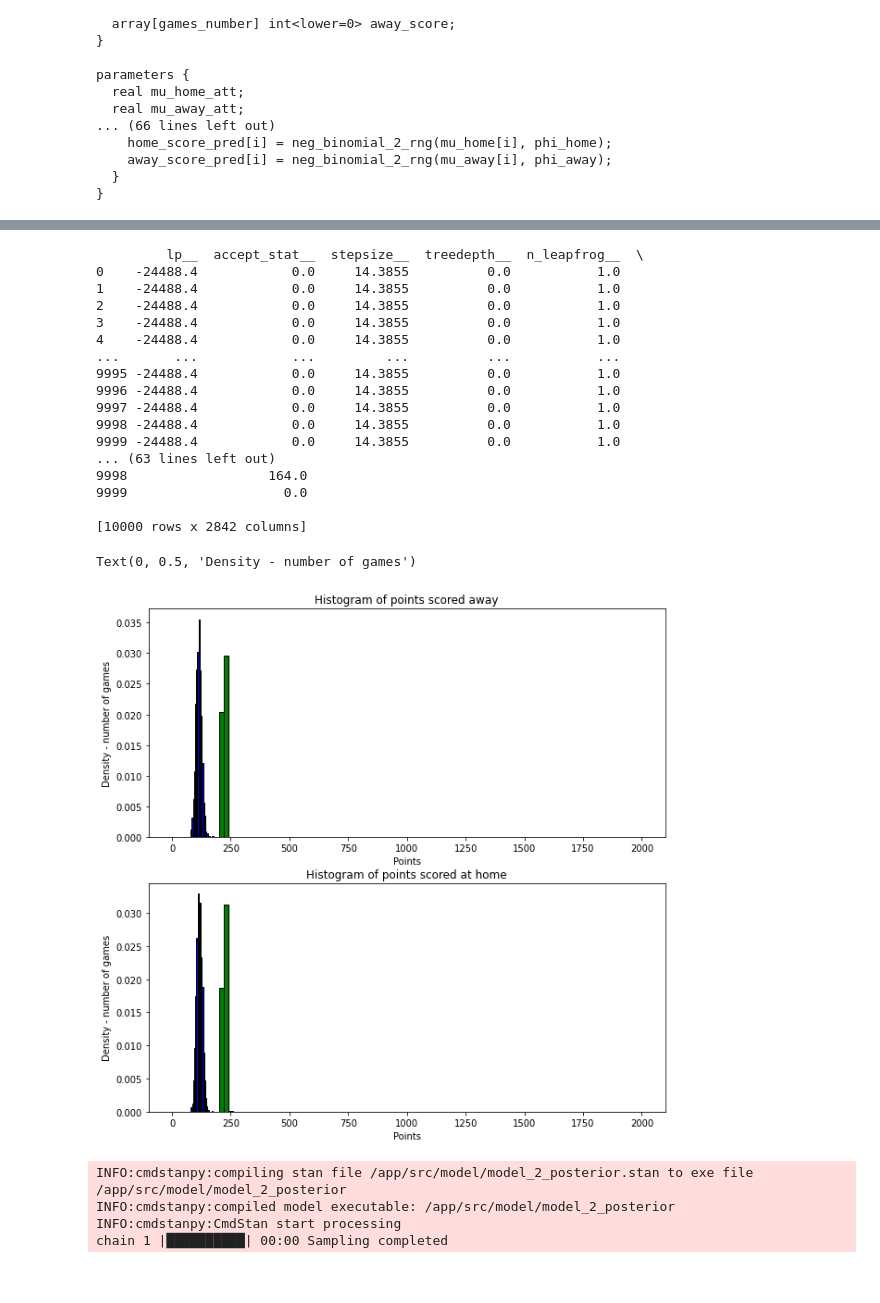
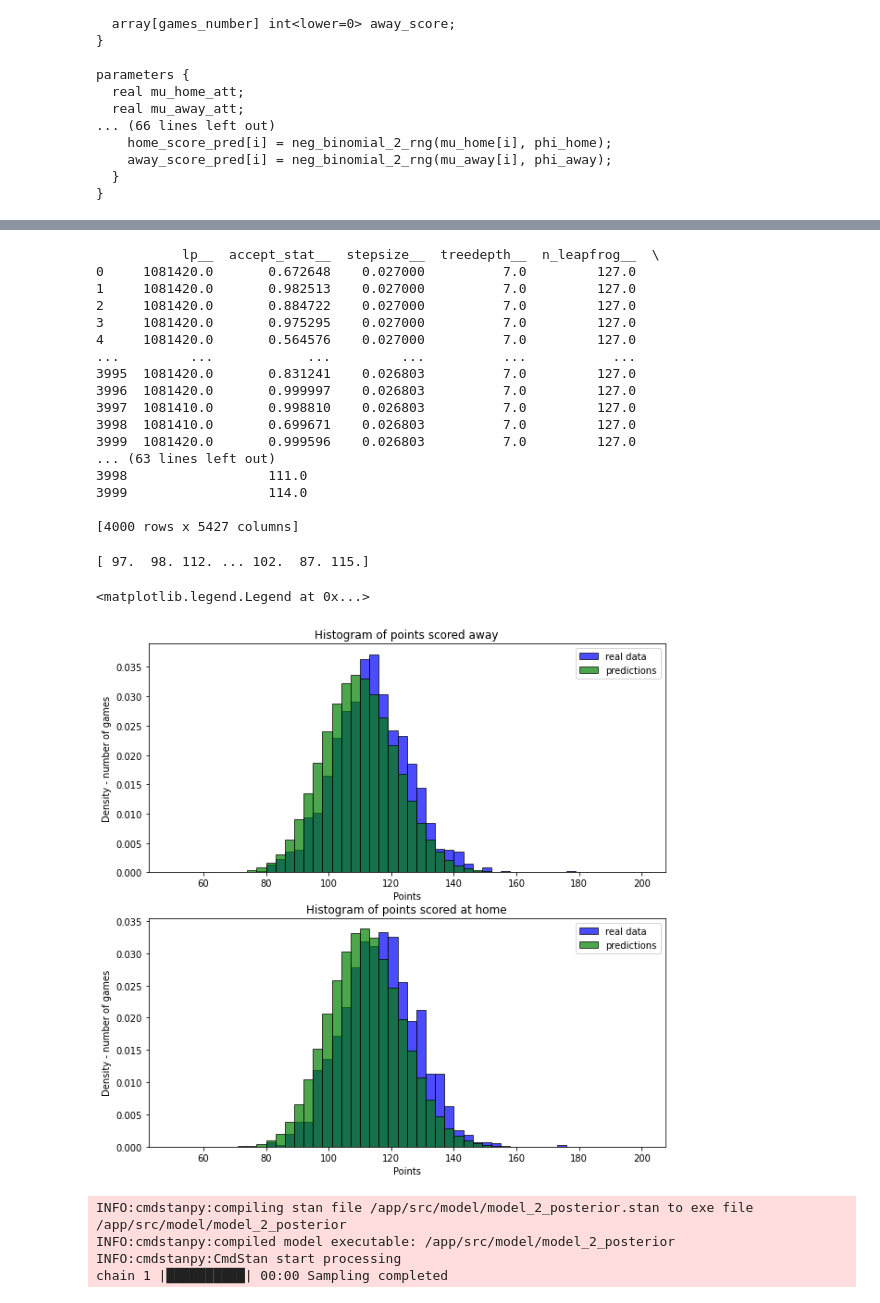
Before and after one commit to Mazart23/NBA_data_analytics, a Jupyter notebook: main.ipynb, the cells around one changed output, grey strips where cells are left out. Cells and saved outputs as stored; diff of their text form; code cells hidden in the pictures.

Commit message:
new models

```diff
--- a/main.ipynb
+++ b/main.ipynb
@@ -316,13 +316,13 @@ parameters {
   }
 }
 # %%
-model_1_post = CmdStanModel(stan_file='src/model/model_1_posterior.stan')
-samples = 10000
+model_1_post = CmdStanModel(stan_file='src/model/model_4_posterior.stan')
+samples = 1000
 sim=model_1_post.sample(data=inp_data,
-                     iter_sampling=samples,
-                     iter_warmup=1,
-                     chains=1
-                     )
+                        iter_sampling=samples,
+                        # iter_warmup=1,
+                        chains=4
+                        )
 # %% [output]
 INFO:cmdstanpy:found newer exe file, not recompiling
 INFO:cmdstanpy:CmdStan start processing
@@ -332,42 +346,48 @@ INFO:cmdstanpy:CmdStan done processing.
 mod_1_post = sim.draws_pd()
 print(mod_1_post)
 # %% [output]
-         lp__  accept_stat__  stepsize__  treedepth__  n_leapfrog__  \
-0    -24488.4            0.0     14.3855          0.0           1.0
-1    -24488.4            0.0     14.3855          0.0           1.0
-2    -24488.4            0.0     14.3855          0.0           1.0
-3    -24488.4            0.0     14.3855          0.0           1.0
-4    -24488.4            0.0     14.3855          0.0           1.0
-...       ...            ...         ...          ...           ...
-9995 -24488.4            0.0     14.3855          0.0           1.0
-9996 -24488.4            0.0     14.3855          0.0           1.0
-9997 -24488.4            0.0     14.3855          0.0           1.0
-9998 -24488.4            0.0     14.3855          0.0           1.0
-9999 -24488.4            0.0     14.3855          0.0           1.0
+           lp__  accept_stat__  stepsize__  treedepth__  n_leapfrog__  \
+0     1081420.0       0.672648    0.027000          7.0         127.0
+1     1081420.0       0.982513    0.027000          7.0         127.0
+2     1081420.0       0.884722    0.027000          7.0         127.0
+3     1081420.0       0.975295    0.027000          7.0         127.0
+4     1081420.0       0.564576    0.027000          7.0         127.0
+...         ...            ...         ...          ...           ...
+3995  1081420.0       0.831241    0.026803          7.0         127.0
+3996  1081420.0       0.999997    0.026803          7.0         127.0
+3997  1081410.0       0.998810    0.026803          7.0         127.0
+3998  1081410.0       0.699671    0.026803          7.0         127.0
+3999  1081420.0       0.999596    0.026803          7.0         127.0
 ... (63 lines left out)
-9998                  164.0
-9999                    0.0
+3998                  111.0
+3999                  114.0
 
-[10000 rows x 2842 columns]
+[4000 rows x 5427 columns]
+# %%
+print(sim.stan_variable('home_score_pred').flatten())
+# %% [output]
+[ 97.  98. 112. ... 102.  87. 115.]
 # %%
 fig, axes = plt.subplots(nrows=2, ncols=1, figsize=(10, 10))
 
 # Histogram of points scored away
-axes[0].hist(seasons_games[year]['away_team_score'], density=True, bins=20, color='blue', edgecolor='black', label='data')
-axes[0].hist(sim.stan_variable('away_score_pred').mean(axis=0), density=True, bins=100, color='green', edgecolor='black', label='data', range=(0, 2000))
+axes[0].hist(seasons_games[year]['away_team_score'], density=True, bins=50, color='blue', edgecolor='black', alpha=0.7, label='real data', range=(50, 200))
+axes[0].hist(sim.stan_variable('away_score_pred').flatten(), density=True, bins=50, color='green', edgecolor='black', alpha=0.7, label='predictions', range=(50, 200))
 axes[0].set_title('Histogram of points scored away')
 axes[0].set_xlabel('Points')
 axes[0].set_ylabel('Density - number of games')
+axes[0].legend()
 
 # Histogram of points scored at home
-axes[1].hist(seasons_games[year]['home_team_score'], density=True, bins=20, color='blue', edgecolor='black', label='data')
-axes[1].hist(sim.stan_variable('home_score_pred').mean(axis=0), density=True, bins=100, color='green', edgecolor='black', label='data', range=(0, 2000))
+axes[1].hist(seasons_games[year]['home_team_score'], density=True, bins=50, color='blue', edgecolor='black', alpha=0.7, label='real data', range=(50, 200))
+axes[1].hist(sim.stan_variable('home_score_pred').flatten(), density=True, bins=50, color='green', edgecolor='black', alpha=0.7, label='predictions', range=(50, 200))
 axes[1].set_title('Histogram of points scored at home')
 axes[1].set_xlabel('Points')
 axes[1].set_ylabel('Density - number of games')
+axes[1].legend()
 # %% [output]
-Text(0, 0.5, 'Density - number of games')
+<matplotlib.legend.Legend at 0x...>
-[figure, old version]
+[figure, new version]
 # %%
 inp_data_2 = {
     'N_teams': len(teams),
```
Also changed, not shown: parts of 4 cells of this notebook, 2 other files.
